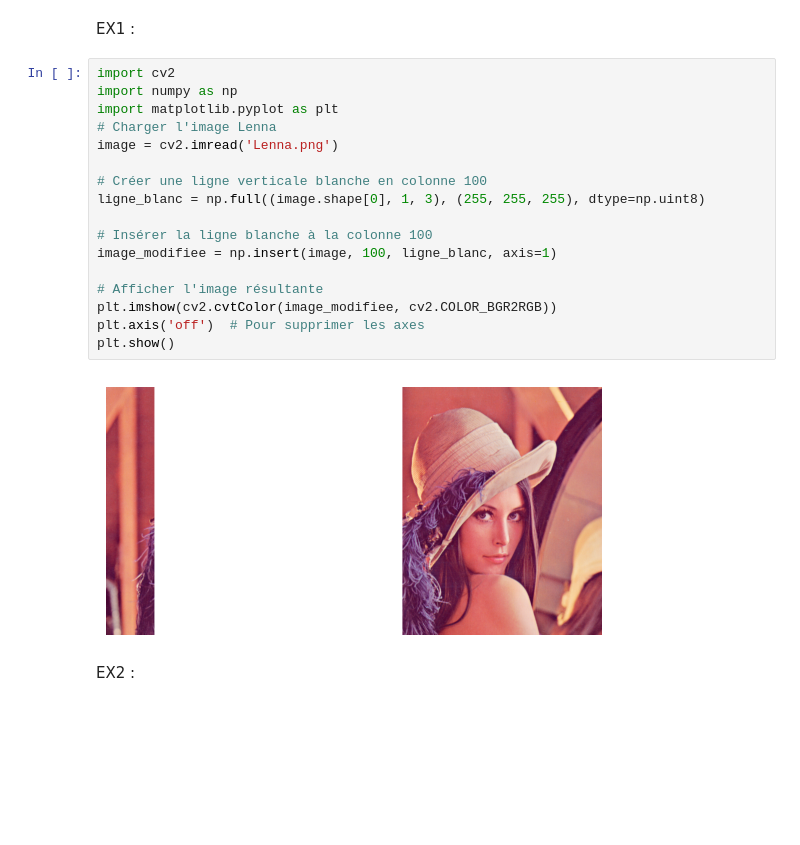
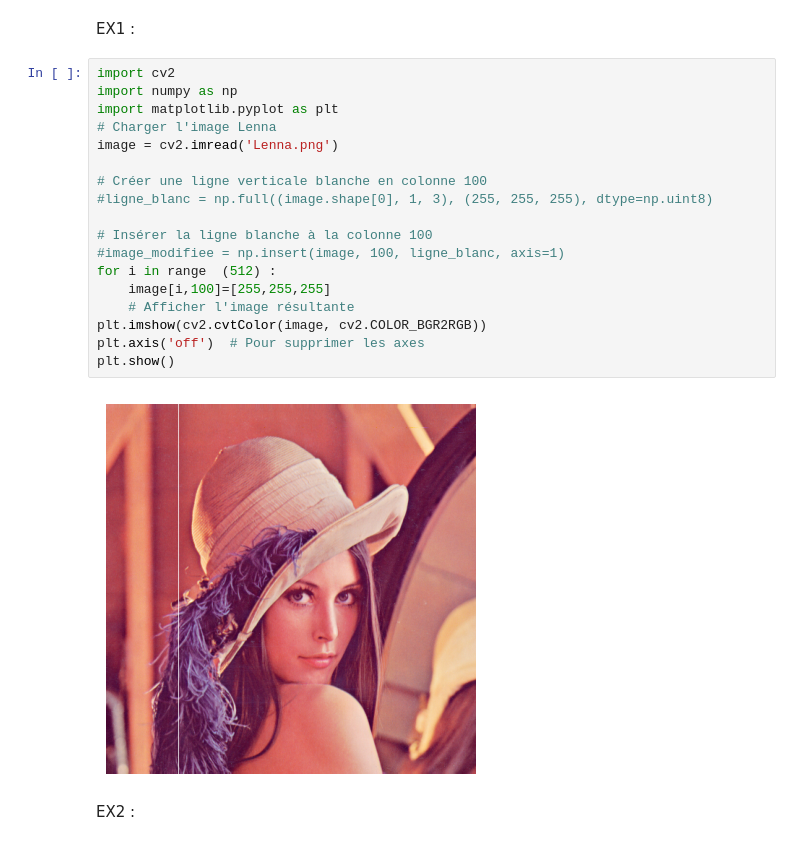
Before and after one commit to IkhlasQass19/TraitementImage, a Jupyter notebook: TP1V1.ipynb, the cells around one changed output. Cells and saved outputs as stored; diff of their text form; blank space fills up the shorter version.

```diff
--- a/TP1V1.ipynb
+++ b/TP1V1.ipynb
@@ -3,22 +32,23 @@ EX1 :
 # %%
 import cv2
 import numpy as np
 import matplotlib.pyplot as plt
 # Charger l'image Lenna
 image = cv2.imread('Lenna.png')
 
 # Créer une ligne verticale blanche en colonne 100
-ligne_blanc = np.full((image.shape[0], 1, 3), (255, 255, 255), dtype=np.uint8)
+#ligne_blanc = np.full((image.shape[0], 1, 3), (255, 255, 255), dtype=np.uint8)
 
 # Insérer la ligne blanche à la colonne 100
-image_modifiee = np.insert(image, 100, ligne_blanc, axis=1)
-
-# Afficher l'image résultante
-plt.imshow(cv2.cvtColor(image_modifiee, cv2.COLOR_BGR2RGB))
+#image_modifiee = np.insert(image, 100, ligne_blanc, axis=1)
+for i in range  (512) :
+    image[i,100]=[255,255,255]
+    # Afficher l'image résultante
+plt.imshow(cv2.cvtColor(image, cv2.COLOR_BGR2RGB))
 plt.axis('off')  # Pour supprimer les axes
 plt.show()
 # %% [output]
-[figure, old version]
+[figure, new version]
 # %% [markdown]
 EX2 :
 # %%
```
Also changed, not shown: parts of 5 cells of this notebook, 3 other files.
